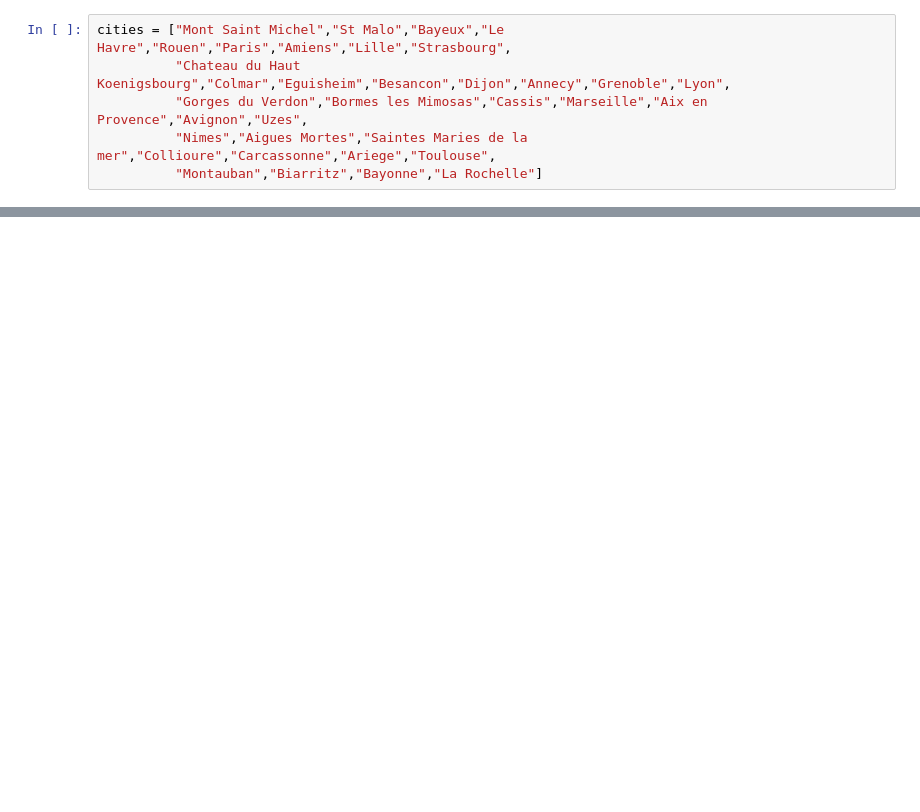
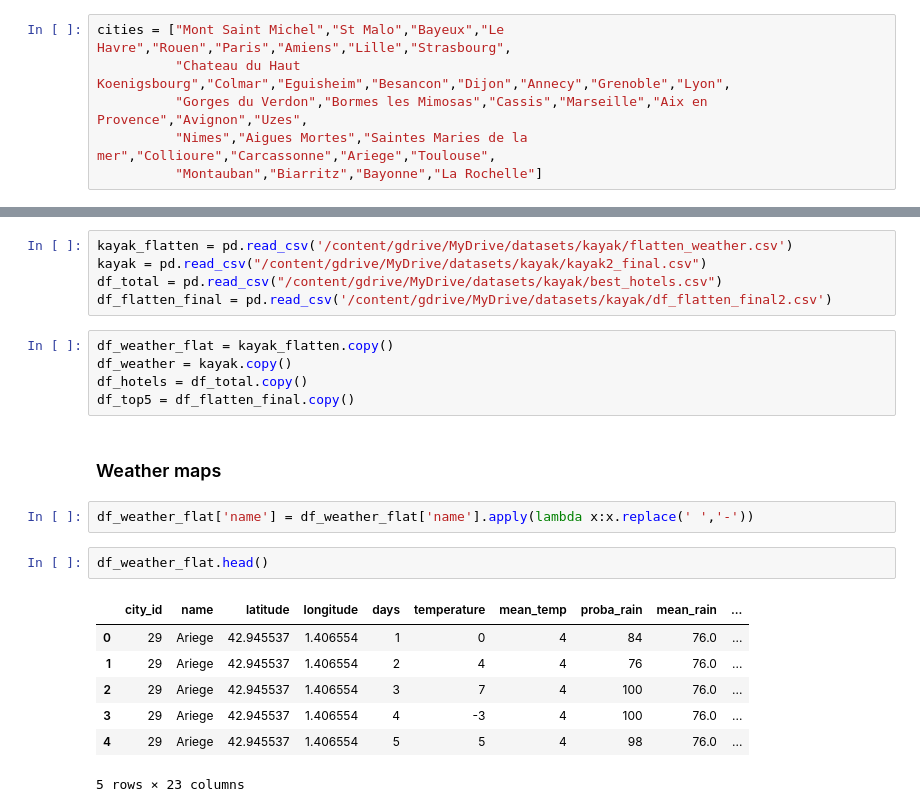
Before and after one commit to DavidTGAUTIER/Jedha_Certification, a Jupyter notebook: Block n°1/05_Kayak_Maps.ipynb, the cells around one changed output, grey strips where cells are left out. Drawn from its saved outputs; the diff is of its cells as text; blank space fills up the shorter version.

```diff
--- a/Block n°1/05_Kayak_Maps.ipynb
+++ b/Block n°1/05_Kayak_Maps.ipynb
@@ -285,0 +21,24 @@ fig.show()
+# %%
+kayak_flatten = pd.read_csv('/content/gdrive/MyDrive/datasets/kayak/flatten_weather.csv')
+kayak = pd.read_csv("/content/gdrive/MyDrive/datasets/kayak/kayak2_final.csv")
+df_total = pd.read_csv("/content/gdrive/MyDrive/datasets/kayak/best_hotels.csv")
+df_flatten_final = pd.read_csv('/content/gdrive/MyDrive/datasets/kayak/df_flatten_final2.csv')
+# %%
+df_weather_flat = kayak_flatten.copy()
+df_weather = kayak.copy()
+df_hotels = df_total.copy()
+df_top5 = df_flatten_final.copy()
+# %% [markdown]
+### Weather maps
+# %%
+df_weather_flat['name'] = df_weather_flat['name'].apply(lambda x:x.replace(' ','-'))
+# %%
+df_weather_flat.head()
+# %% [output]
+|  | city_id | name | latitude | longitude | days | temperature | mean_temp | proba_rain | mean_rain | ... |
+| 0 | 29 | Ariege | 42.945537 | 1.406554 | 1 | 0 | 4 | 84 | 76.0 | ... |
+| 1 | 29 | Ariege | 42.945537 | 1.406554 | 2 | 4 | 4 | 76 | 76.0 | ... |
+| 2 | 29 | Ariege | 42.945537 | 1.406554 | 3 | 7 | 4 | 100 | 76.0 | ... |
+| 3 | 29 | Ariege | 42.945537 | 1.406554 | 4 | -3 | 4 | 100 | 76.0 | ... |
+| 4 | 29 | Ariege | 42.945537 | 1.406554 | 5 | 5 | 4 | 98 | 76.0 | ... |
+5 rows × 23 columns
```
Also changed, not shown: parts of 39 cells of this notebook.
